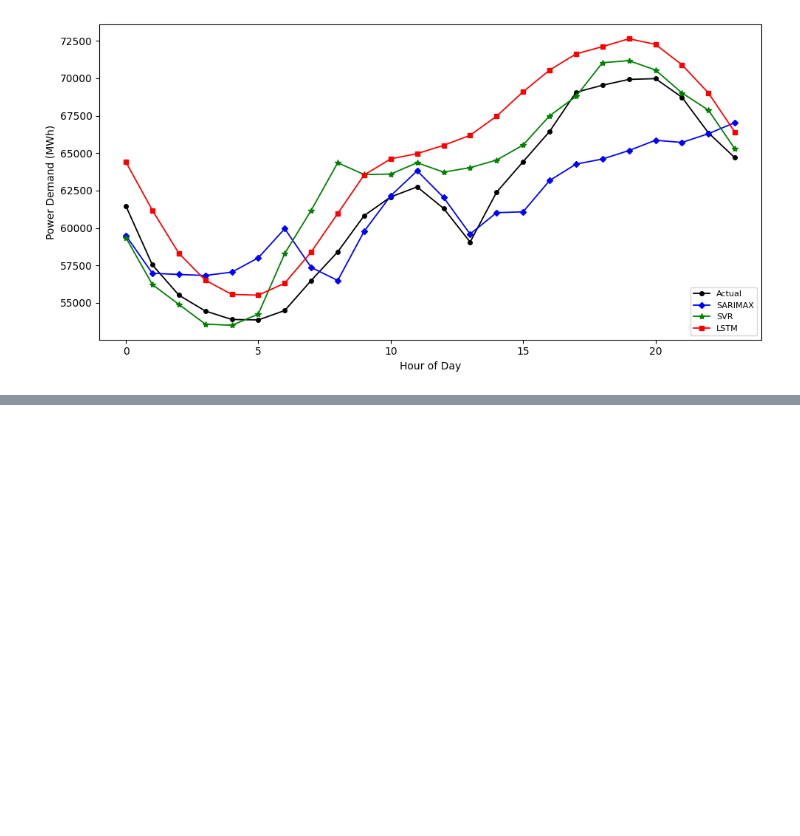
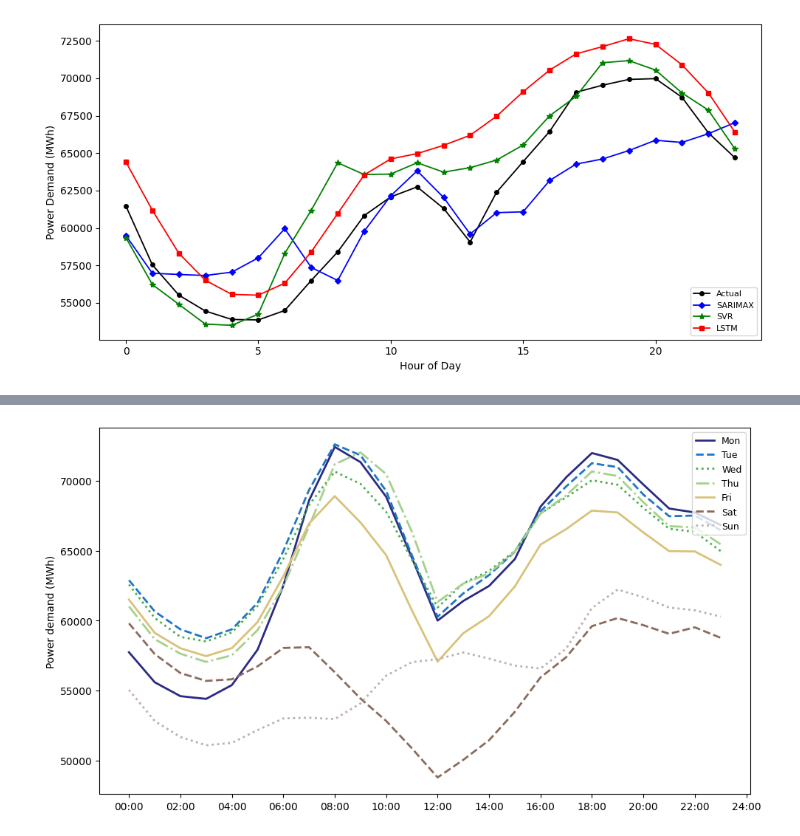
Before and after one commit to chevalier08/CST3390-Individual-Project, a Jupyter notebook: EV_data_analysis.ipynb, the cells around one changed output, grey strips where cells are left out. Cells and saved outputs as stored; diff of their text form; code cells hidden in the pictures; blank space fills up the shorter version.

```diff
--- a/EV_data_analysis.ipynb
+++ b/EV_data_analysis.ipynb
@@ -1461,0 +1660,28 @@ LSTM     max abs error on 2023-05-17: 7126 MWh | MAE 2933 MWh
+# %%
+import numpy as np
+import pandas as pd
+import matplotlib.pyplot as plt
+
+# Shift hour-ending timestamps back one hour so each day runs 00:00-23:00
+s = df['power_demand_MWh'].copy()
+s.index = s.index - pd.Timedelta(hours=1)
+
+start = pd.Timestamp("2023-03-06")   # Monday of the first full week of March 2023
+day_names = ["Mon", "Tue", "Wed", "Thu", "Fri", "Sat", "Sun"]
+styles = [("#2b2b84", "-"), ("#1f77c4", "--"), ("#4caf50", ":"), ("#a8d08d", "-."),
+          ("#d9c27a", "-"), ("#8b6b5c", "--"), ("#bfaeb0", ":")]
+
+fig, ax = plt.subplots(figsize=(10, 5.5))
+for i, (name, (color, ls)) in enumerate(zip(day_names, styles)):
+    day = s[start + pd.Timedelta(days=i): start + pd.Timedelta(days=i, hours=23)]
+    ax.plot(np.arange(len(day)), day.values, color=color, ls=ls, lw=2, label=name)
+
+ax.set_xticks(range(0, 25, 2))
+ax.set_xticklabels([f"{h:02d}:00" for h in range(0, 25, 2)])
+ax.set_ylabel("Power demand (MWh)")
+ax.legend(loc="upper right", fontsize=9)
+plt.tight_layout()
+plt.savefig("fig_daily_curves.png", dpi=200)
+plt.show()
+# %% [output]
+[figure, added]
```
Also changed, not shown: parts of 7 cells of this notebook.
